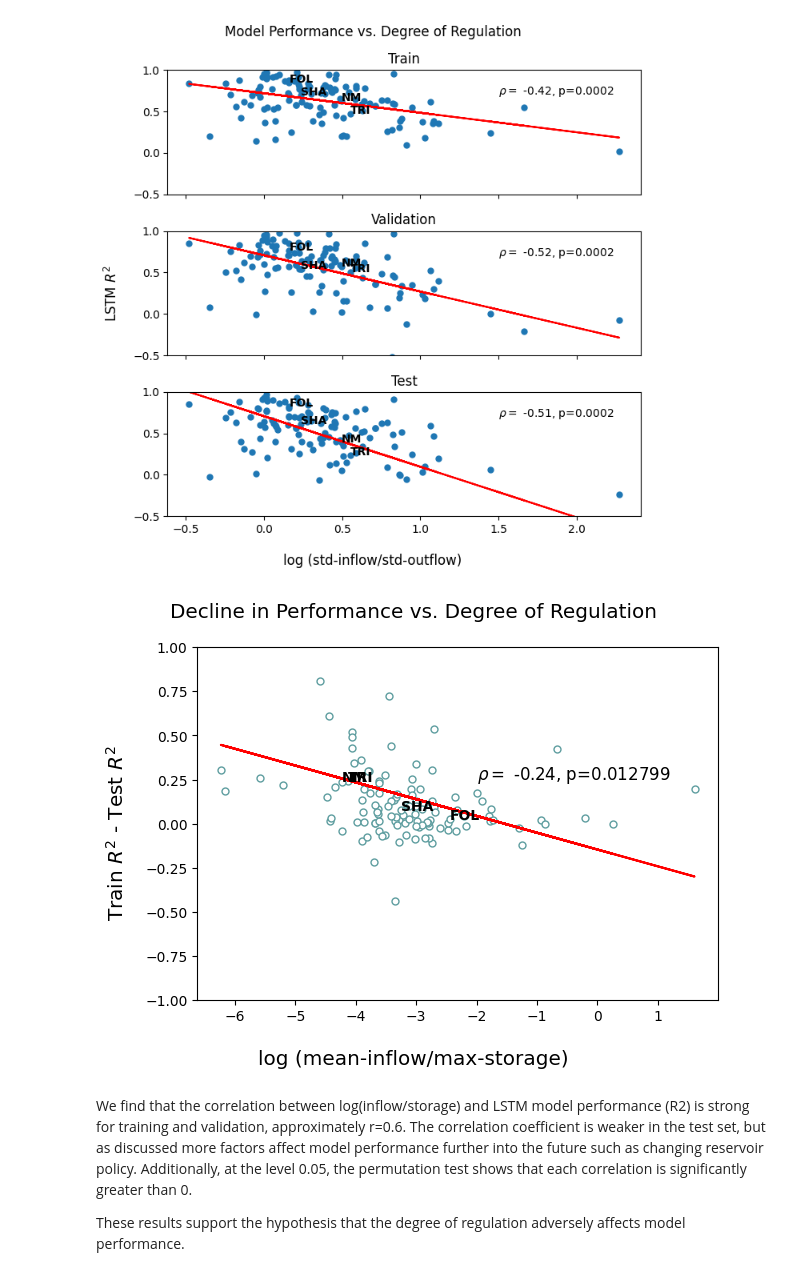
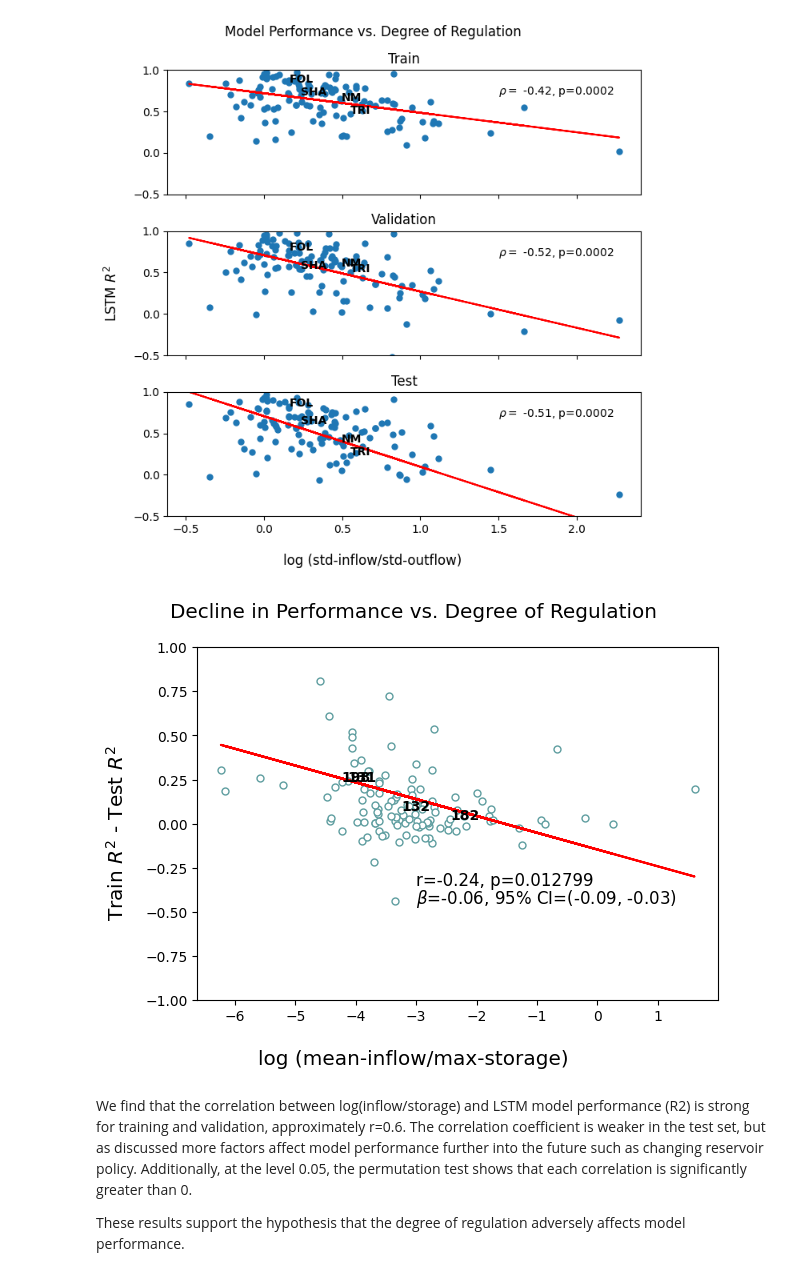
Before and after one commit to Matt2371/DL-reservoir-modeling, a Jupyter notebook: experiments/10e_resops_evaluate.ipynb, the cells around one changed output. Saved outputs shown, nothing was run; the diff lists cells and outputs as text; code cells hidden in the pictures.

```diff
--- a/experiments/10e_resops_evaluate.ipynb
+++ b/experiments/10e_resops_evaluate.ipynb
@@ -503,27 +503,31 @@ plt.show()
 # %%
 # Plot result
 fig, axes = plt.subplots()
 x = np.log(df_result['mean_inflow'] / df_result['max_storage'])
 # LSTM R2 performance
 y = df_result['train'] - df_result['test']
 
 # One outlying point is removed from the test set
 axes.scatter(x.drop(index='1249'), y.drop(index='1249'), s=25, color='white', edgecolors='cadetblue')
 for name, id in name_to_id.items():
-    axes.text(x[id], y[id], name, weight='bold')
+    axes.text(x[id], y[id], id, fontsize=10, weight='bold')
 lobf(x.drop(index='1249'), y.drop(index='1249'), ax=axes)
 corr, pval = correlate_pval(x.drop(index='1249'), y.drop(index='1249'))
-axes.text(-2, 0.25, r'$\rho=$'+f' {round(corr, 2)}, p={round(pval, 6)}', size='large')
+axes.text(-3, -0.35, f'r={round(corr, 2)}, p={round(pval, 6)}', size='large')
 axes.set_ylim(-1, 1)
+# Theil-Sen slope and 95 CI
+slope, intercept, lo, hi = theilslopes(y, x, alpha=0.95)
+axes.text(-3, -0.45, fr'$\beta$={round(slope, 2)}, 95% CI=({round(lo, 2)}, {round(hi, 2)})', size='large')
+
 fig.suptitle('Decline in Performance vs. Degree of Regulation', size='x-large')
 fig.supylabel('Train $R^2$ - Test $R^2$', size='x-large')
 fig.supxlabel('log (mean-inflow/max-storage)', size='x-large')
 plt.tight_layout()
 plt.savefig('report/drafting/8_15_2025/Figures/r2_decline_dor.png', dpi=300)
 
 plt.show()
 # %% [output]
-[figure, old version]
+[figure, new version]
 # %% [markdown]
 We find that the correlation between log(inflow/storage) and LSTM model performance (R2) is strong for training and validation, approximately r=0.6. The correlation coefficient is weaker in the test set, but as discussed more factors affect model performance further into the future such as changing reservoir policy. Additionally, at the level 0.05, the permutation test shows that each correlation is significantly greater than 0.
 
```
Also changed, not shown: parts of 3 cells of this notebook, 2 other files.
